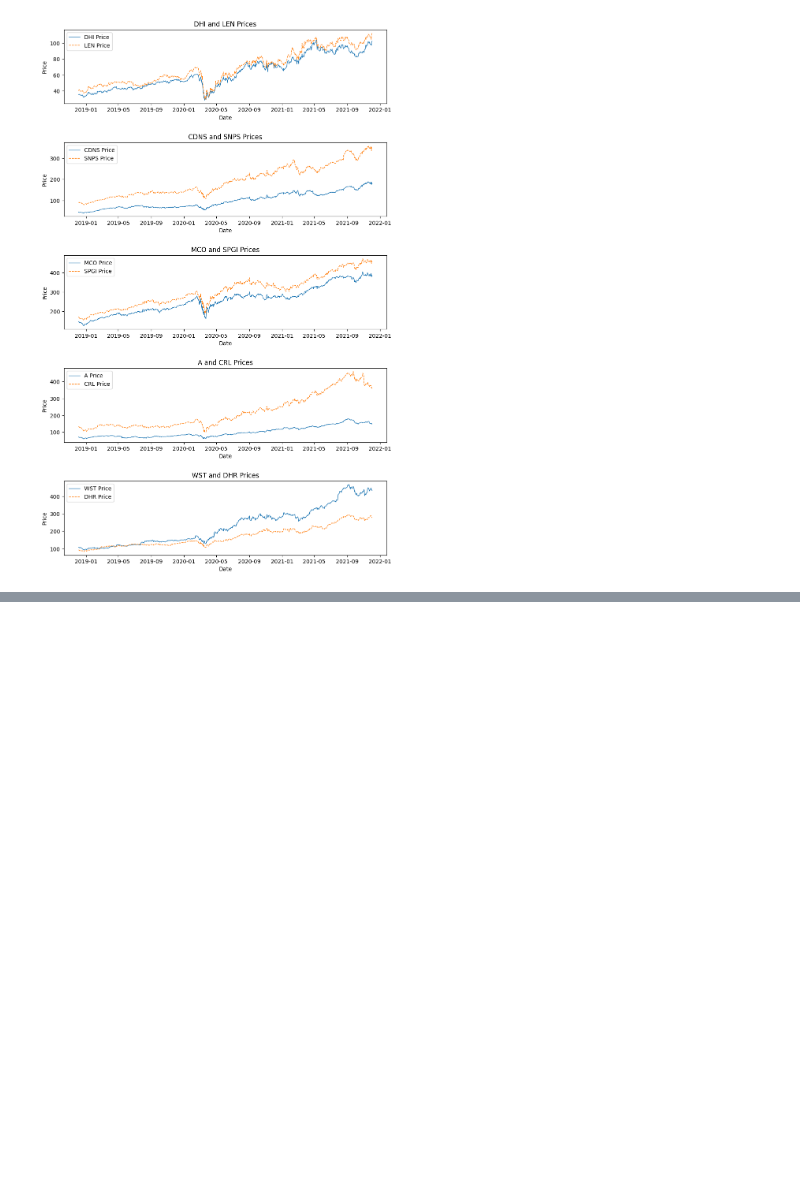
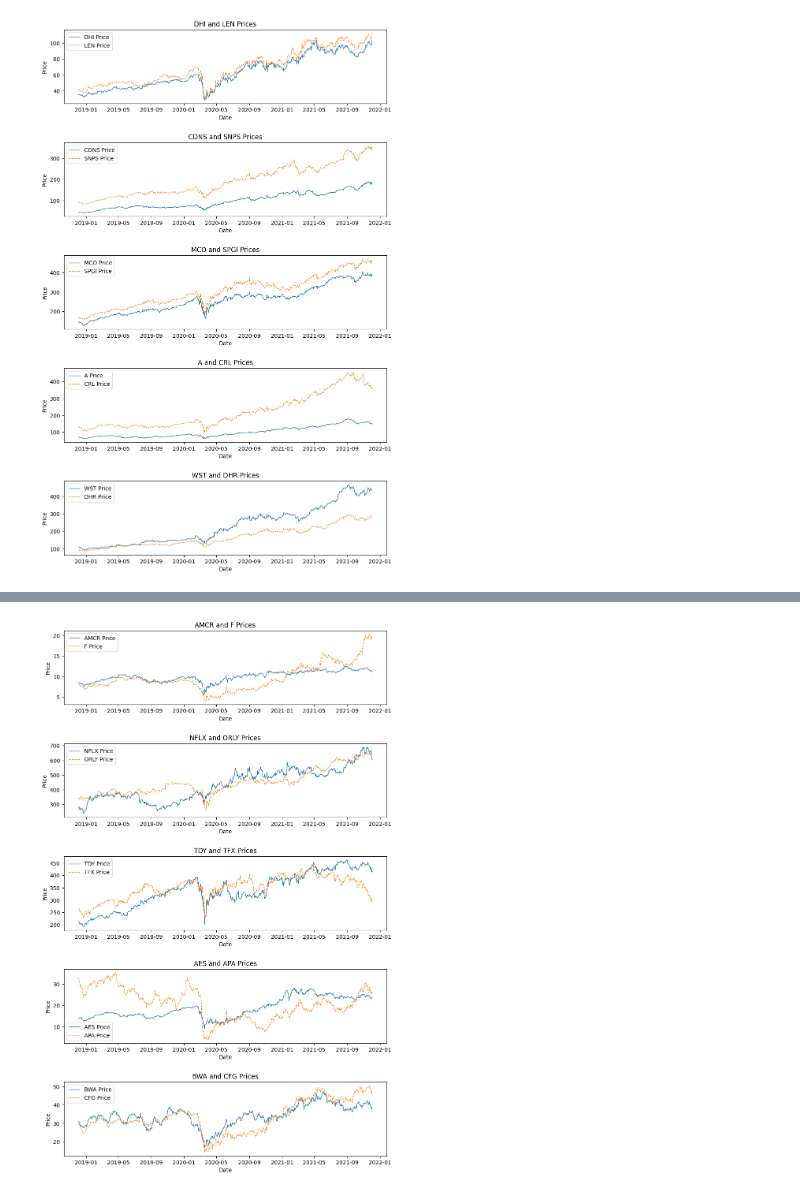
Before and after one commit to sergandri/PairTradingProject, a Jupyter notebook: draft.ipynb, the cells around one changed output, grey strips where cells are left out. Drawn from its saved outputs; the diff is of its cells as text; code cells hidden in the pictures; blank space fills up the shorter version.

Commit message:
add result

```diff
--- a/draft.ipynb
+++ b/draft.ipynb
@@ -317,17 +225,0 @@ plt.show()
-# %%
-df_aligned = df_pivot.dropna()
-
-def coint_test(pair):
-    ticker1, ticker2 = pair
-    coint_score, p_value, _ = coint(df_aligned[ticker1], df_aligned[ticker2])
-    return (ticker1, ticker2), (coint_score, p_value)
-
-pairs = [(ticker1, ticker2) for ticker1 in df_aligned.columns for ticker2 in df_aligned.columns if ticker1 != ticker2]
-
-with Pool(6) as pool:
-    cointegration_results = dict(pool.map(coint_test, pairs))
-
-top_cointegrated_pairs = sorted(cointegration_results.items(), key=lambda x: x[1][1])[:5]
-
-for pair in top_cointegrated_pairs:
-    print(pair)
@@ -352,0 +226,27 @@ plt.show()
+# %%
+top_clusters_sil = sorted_clusters_sil.head(5)
+top_pairs_sil = []
+
+for cluster_num in top_clusters_sil['cluster']:
+    cluster_indices = np.where(clusters == cluster_num)[0]
+    if len(cluster_indices) >= 2:
+        cluster_tickers = df_pivot.columns[cluster_indices]
+        pair = cluster_tickers[:2].tolist()
+        top_pairs_sil.append(pair)
+
+ticker_pairs_sil = top_pairs_sil[:5]
+
+fig, axes = plt.subplots(nrows=len(ticker_pairs_sil), ncols=1, figsize=(10, 15))
+fig.tight_layout(pad=5.0)
+
+for i, (ticker1, ticker2) in enumerate(ticker_pairs_sil):
+    axes[i].plot(df_pivot[ticker1], label=f'{ticker1} Price',  linestyle='-', linewidth=1)
+    axes[i].plot(df_pivot[ticker2], label=f'{ticker2} Price',  linestyle='--', linewidth=1)
+    axes[i].set_title(f'{ticker1} and {ticker2} Prices')
+    axes[i].legend()
+    axes[i].set_xlabel('Date')
+    axes[i].set_ylabel('Price')
+
+plt.show()
+# %% [output]
+[figure, added]
```
Also changed, not shown: parts of 43 cells of this notebook, 1 other file.
